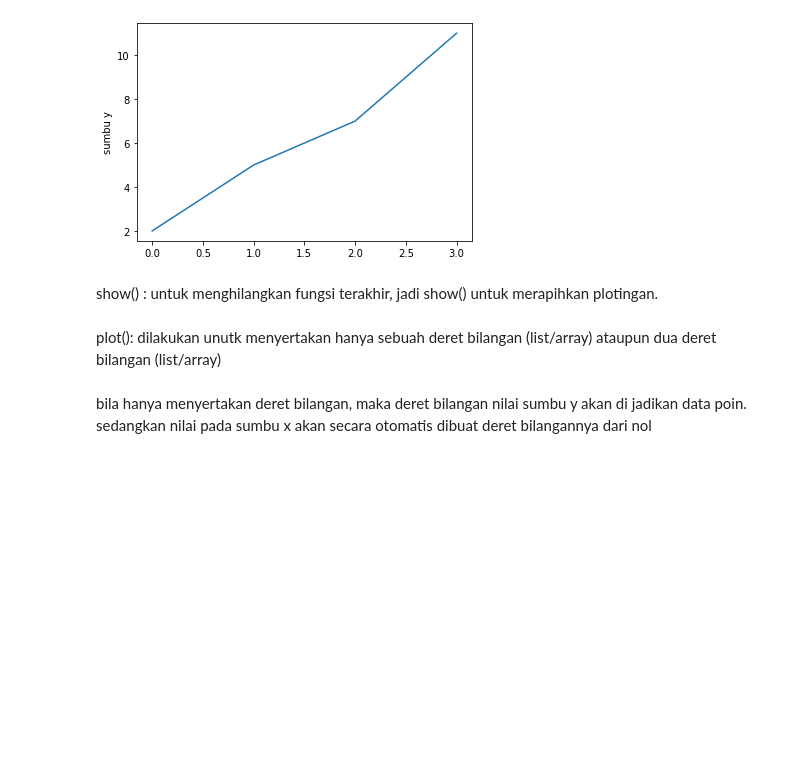
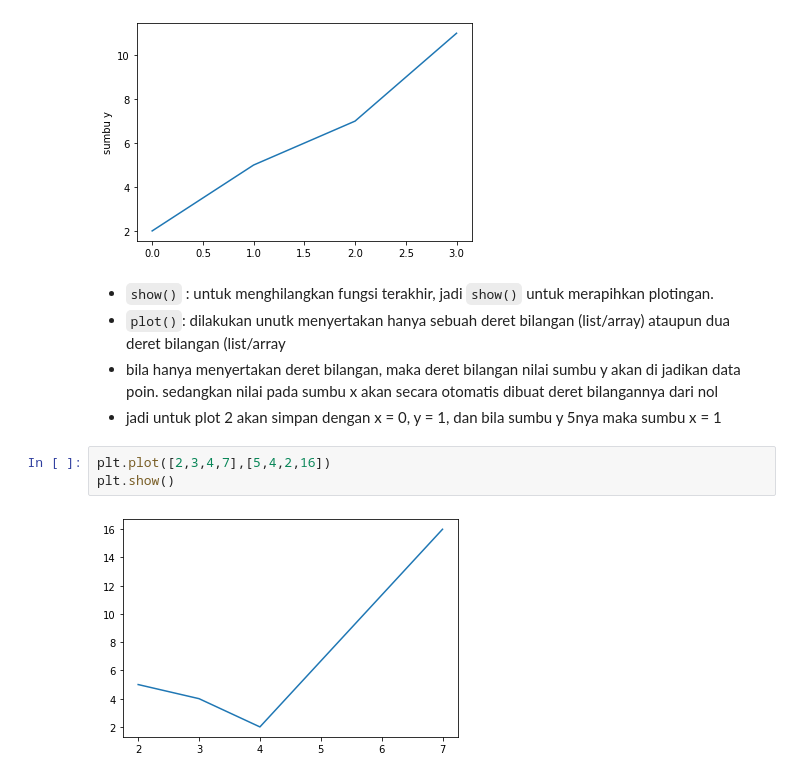
Before and after one commit to Christopher-Steven/BIC02-Visualisasi-Data-Matplotlib, a Jupyter notebook: 02_Matplotlib.ipynb, the cells around one changed output. Drawn from its saved outputs; the diff is of its cells as text; blank space fills up the shorter version.

```diff
--- a/02_Matplotlib.ipynb
+++ b/02_Matplotlib.ipynb
@@ -20,9 +20,13 @@ plt.ylabel('sumbu y')
 plt.show()
 # %% [output]
 [figure]
-# %% [markdown]
-show() : untuk menghilangkan fungsi terakhir, jadi show() untuk merapihkan plotingan.
-# %% [markdown]
-plot(): dilakukan unutk menyertakan hanya sebuah deret bilangan (list/array) ataupun dua deret bilangan (list/array)
 # %% [markdown]
-bila hanya menyertakan deret bilangan, maka deret bilangan nilai sumbu y akan di jadikan data poin. sedangkan nilai pada sumbu x akan secara otomatis dibuat deret bilangannya dari nol
+- `show()` : untuk menghilangkan fungsi terakhir, jadi `show()` untuk merapihkan plotingan.
+- `plot()`: dilakukan unutk menyertakan hanya sebuah deret bilangan (list/array) ataupun dua deret bilangan (list/array
+- bila hanya menyertakan deret bilangan, maka deret bilangan nilai sumbu y akan di jadikan data poin. sedangkan nilai pada sumbu x akan secara otomatis dibuat deret bilangannya dari nol
+- jadi untuk plot 2 akan simpan dengan x = 0, y = 1, dan bila sumbu y 5nya maka sumbu x = 1
+# %%
+plt.plot([2,3,4,7],[5,4,2,16])
+plt.show()
+# %% [output]
+[figure, added]
```
Also changed, not shown: parts of 26 cells of this notebook.
